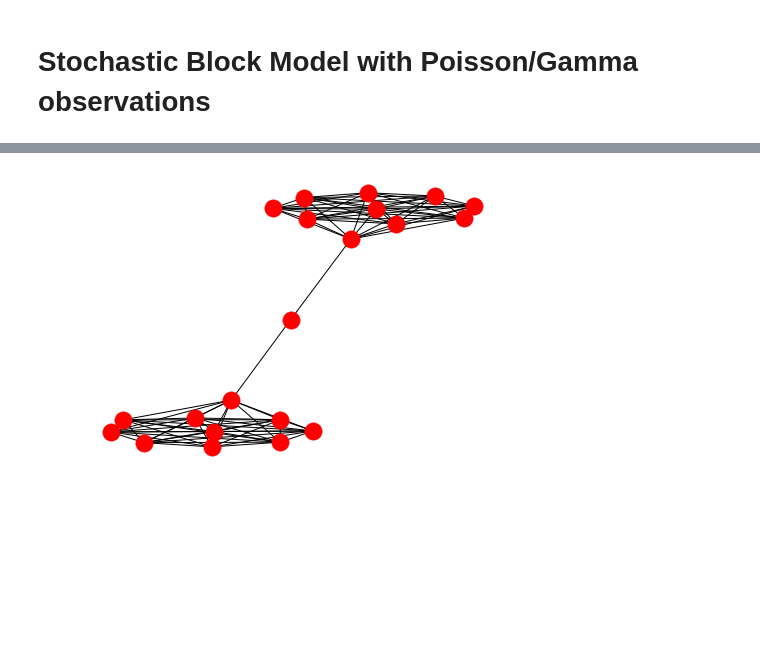
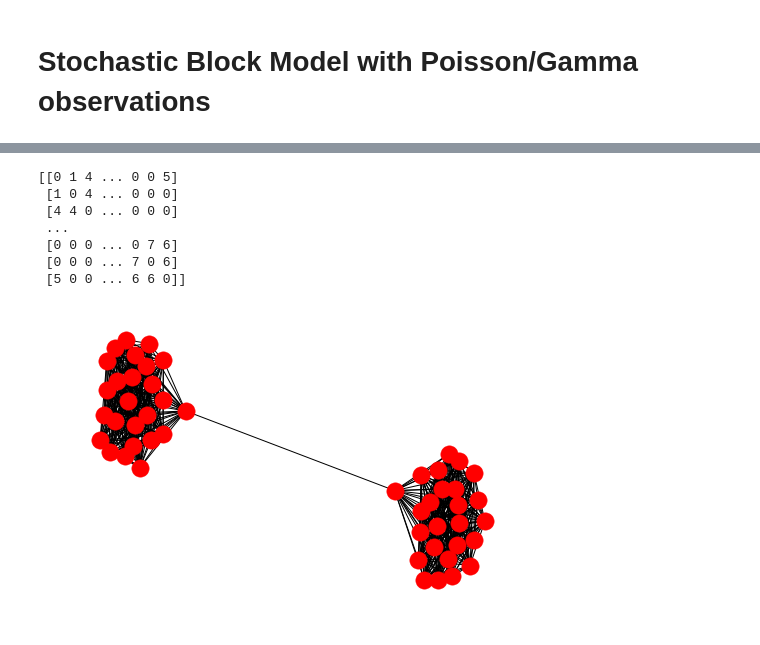
Before and after one commit to davidfrichhansen/mbml_project, a Jupyter notebook: SBMPoisson.ipynb, the cells around one changed output, grey strips where cells are left out. Drawn from its saved outputs; the diff is of its cells as text; code cells hidden in the pictures; blank space fills up the shorter version.

Commit message:
bug fixes, initial tests

```diff
--- a/SBMPoisson.ipynb
+++ b/SBMPoisson.ipynb
@@ -73,7 +75,32 @@ INFO:pystan:COMPILING THE C++ CODE FOR MODEL anon_model_26debc406d7a86b72ca168d7
-# %%
-# Generate small network to test on
-
-G = nx.barbell_graph(10,1)
-nx.draw(G)
-# %% [output]
-[figure, removed]
+# %%
+# Generate small network to test on
+
+num_each = 50
+G = nx.barbell_graph(num_each,0)
+#nx.draw(G)
+
+mat = nx.to_numpy_array(G, dtype=int)
+rate1 = 5
+rate2 = 8
+mat1 = np.random.poisson(rate1, size=(num_each//2, num_each//2))
+mat1 = np.tril(mat1) + np.tril(mat1,k=-1).T
+mat2 = np.random.poisson(rate2, size=mat1.shape)
+mat2 = np.tril(mat1) + np.tril(mat1, k=-1).T
+
+mat = np.array(np.block([[mat1, np.zeros(mat1.shape, dtype=int)], [np.zeros(mat1.shape, dtype=int), mat2]]))
+np.fill_diagonal(mat, 0)
+mat[0,-1] = mat[-1,0] = np.random.poisson(8)
+
+
+print(mat)
+G = nx.from_numpy_array(mat)
+nx.draw(G)
+# %% [output]
+[[0 1 4 ... 0 0 5]
+ [1 0 4 ... 0 0 0]
+ [4 4 0 ... 0 0 0]
+ ...
+ [0 0 0 ... 0 7 6]
+ [0 0 0 ... 7 0 6]
+ [5 0 0 ... 6 6 0]]
+[figure, added]
```
Also changed, not shown: parts of 4 cells of this notebook.
